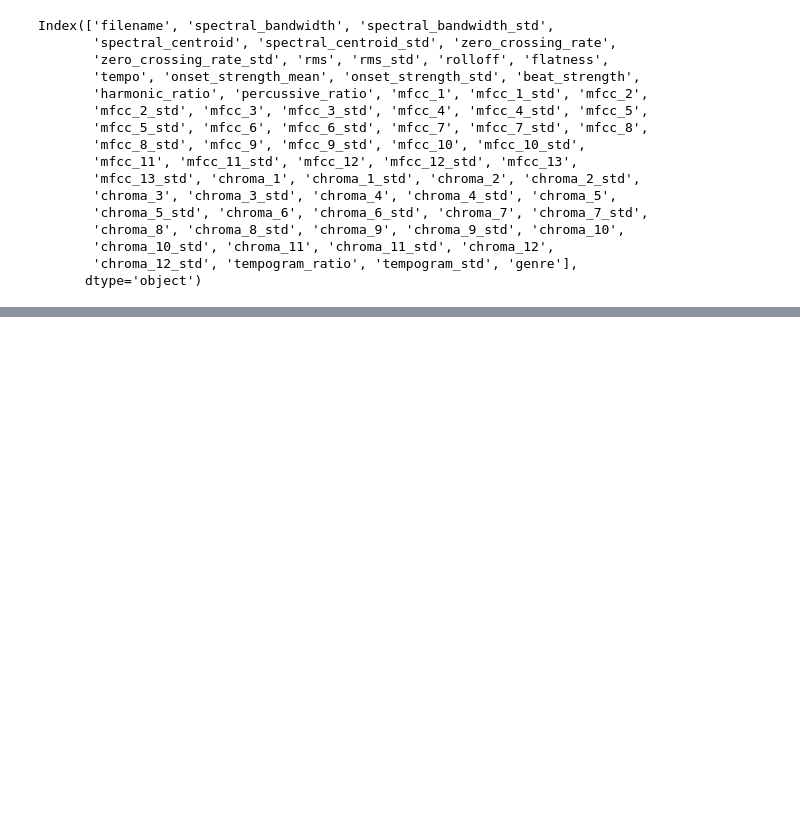
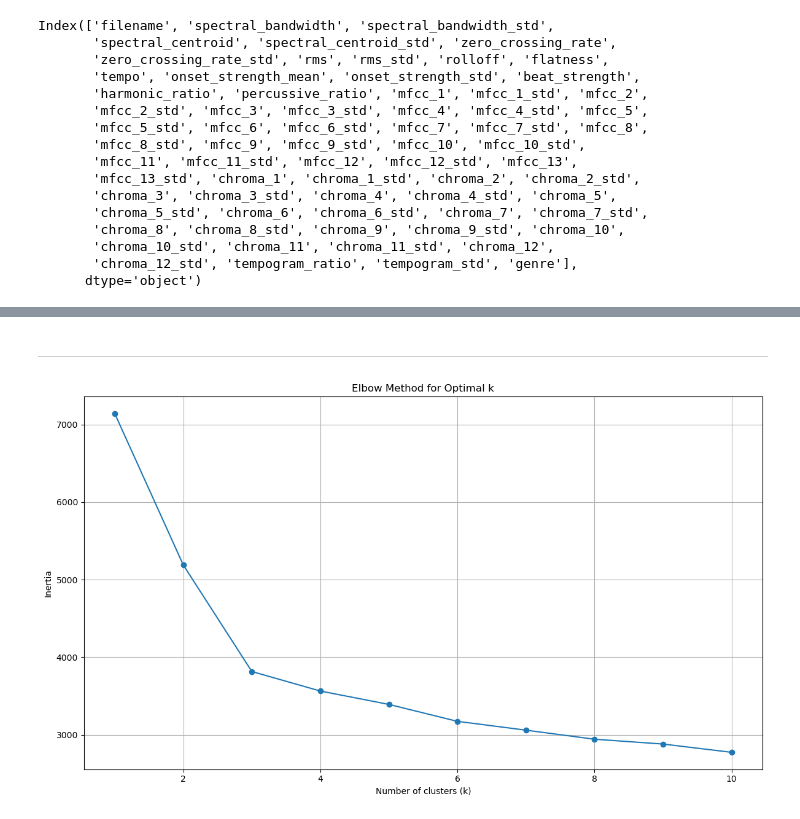
Before and after one commit to ZNezirov/Opdracht-3-Muziek-genre-clustering-2025-26, a Jupyter notebook: zNotebook - Opdracht 3.ipynb, the cells around one changed output, grey strips where cells are left out. Cells and saved outputs as stored; diff of their text form; code cells hidden in the pictures; blank space fills up the shorter version.

```diff
--- a/zNotebook - Opdracht 3.ipynb
+++ b/zNotebook - Opdracht 3.ipynb
@@ -162,0 +192,46 @@ df_unlabeled = pd.DataFrame(os.listdir(unlabeled_audio_dir))
+# %% [markdown]
+---
+# %%
+# Remove warnings, hierdoor meer clean output.
+os.environ["OMP_NUM_THREADS"] = "1"
+
+warnings.filterwarnings(
+    "ignore",
+    message="KMeans is known to have a memory leak on Windows with MKL"
+)
+
+warnings.filterwarnings(
+    "ignore",
+    message="librosa.beat.tempo"
+)
+
+unlabeled_features = LibrosaFeatures(unlabeled_audio_dir).features(unlabeled_audio_files)
+X = unlabeled_features.drop("filename", axis=1)
+
+scaler = StandardScaler()
+X_scaled = scaler.fit_transform(X)
+
+# Elbow Method
+inertias = []
+K = range(1, 11)
+
+for k in K:
+    kmeans = KMeans(
+        n_clusters=k,
+        random_state=42,
+        n_init=10
+    )
+    kmeans.fit(X_scaled)
+    inertias.append(kmeans.inertia_)
+
+# Plotting
+plt.figure(figsize=(12, 7))
+plt.plot(K, inertias, marker="o")
+plt.xlabel("Number of clusters (k)")
+plt.ylabel("Inertia")
+plt.title("Elbow Method for Optimal k")
+plt.grid(True)
+plt.tight_layout()
+plt.show()
+# %% [output]
+[figure, added]
```
Also changed, not shown: parts of 11 cells of this notebook, 1 other file.
